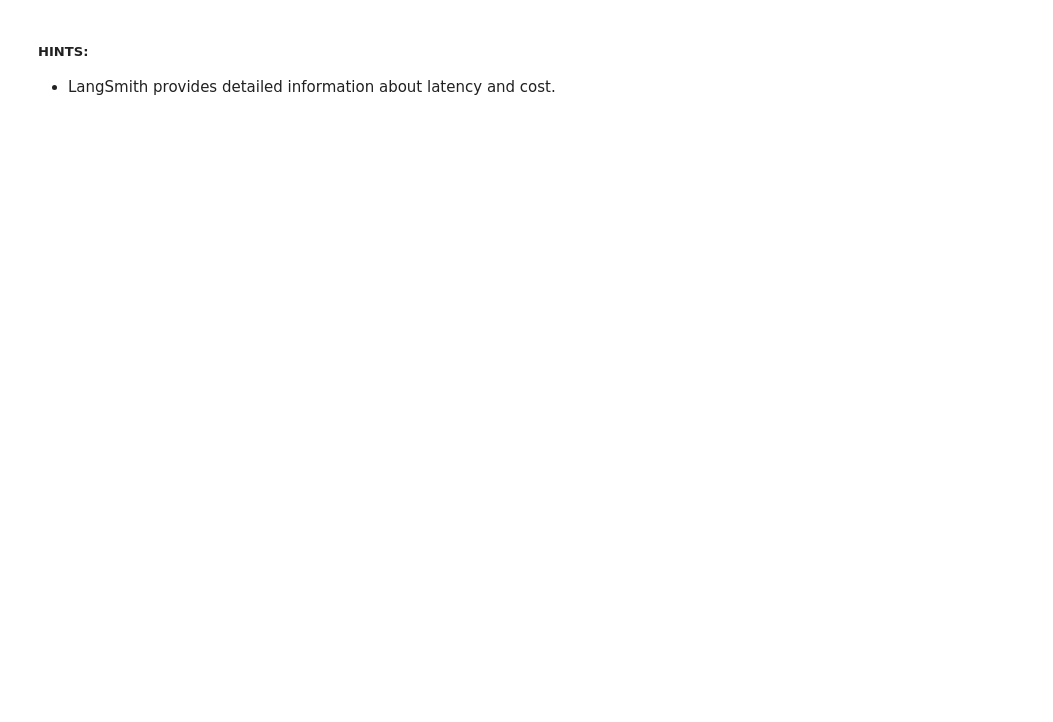
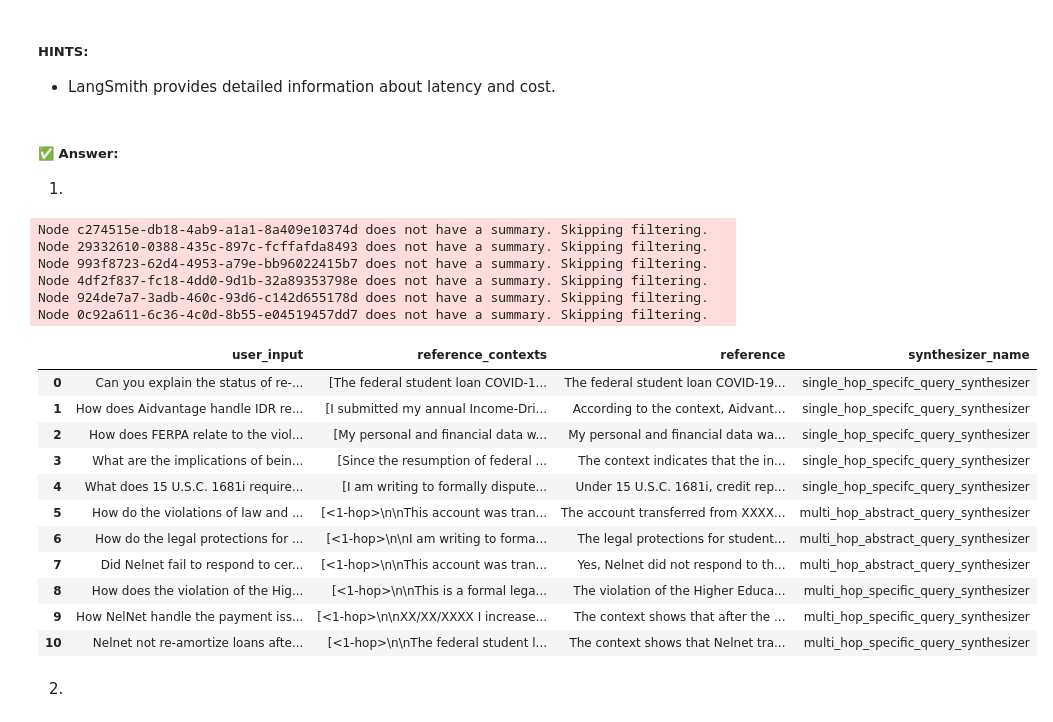
Before and after one commit to nilay320/AIE7, a Jupyter notebook: 09_Advanced_Retrieval/Advanced_Retrieval_with_LangChain_Assignment.ipynb, the cells around one changed output. Cells and saved outputs as stored; diff of their text form; code cells hidden in the pictures; blank space fills up the shorter version.

```diff
--- a/09_Advanced_Retrieval/Advanced_Retrieval_with_LangChain_Assignment.ipynb
+++ b/09_Advanced_Retrieval/Advanced_Retrieval_with_LangChain_Assignment.ipynb
@@ -550,19 +583,57 @@ Your analysis should factor in:
 ##### HINTS:
 
 - LangSmith provides detailed information about latency and cost.
+# %% [markdown]
+##### ✅ Answer:
+1.
 # %%
 from ragas.llms import LangchainLLMWrapper
 from ragas.embeddings import LangchainEmbeddingsWrapper
 from langchain_openai import ChatOpenAI
 from langchain_openai import OpenAIEmbeddings
+from ragas.testset.synthesizers import SingleHopSpecificQuerySynthesizer, MultiHopAbstractQuerySynthesizer, MultiHopSpecificQuerySynthesizer
+from ragas import EvaluationDataset, evaluate
+
+# import random
+
 generator_llm = LangchainLLMWrapper(ChatOpenAI(model="gpt-4.1-nano"))
 generator_embeddings = LangchainEmbeddingsWrapper(OpenAIEmbeddings())
 
-from ragas.testset.graph import KnowledgeGraph
+query_distribution = [
+        (SingleHopSpecificQuerySynthesizer(llm=generator_llm), 0.5),
+        (MultiHopAbstractQuerySynthesizer(llm=generator_llm), 0.25),
+        (MultiHopSpecificQuerySynthesizer(llm=generator_llm), 0.25),
+]
 
-kg = KnowledgeGraph()
-kg
-# loan_complaint_data = loader.load()
 
-# for doc in loan_complaint_data:
-#     doc.page_content = doc.metadata["Consumer complaint narrative"]
+from ragas.testset import TestsetGenerator
+
+# loan_complaint_subset = random.sample(loan_complaint_data, 50)
+
+generator = TestsetGenerator(llm=generator_llm, embedding_model=generator_embeddings)
+#dataset = generator.generate_with_langchain_docs(loan_complaint_subset, testset_size=10, query_distribution=query_distribution)
+test_dataset = generator.generate_with_langchain_docs(loan_complaint_data[:20], testset_size=10, query_distribution=query_distribution)
+# %% [output]
+Node c274515e-db18-4ab9-a1a1-8a409e10374d does not have a summary. Skipping filtering.
+Node 29332610-0388-435c-897c-fcffafda8493 does not have a summary. Skipping filtering.
+Node 993f8723-62d4-4953-a79e-bb96022415b7 does not have a summary. Skipping filtering.
+Node 4df2f837-fc18-4dd0-9d1b-32a89353798e does not have a summary. Skipping filtering.
+Node 924de7a7-3adb-460c-93d6-c142d655178d does not have a summary. Skipping filtering.
+Node 0c92a611-6c36-4c0d-8b55-e04519457dd7 does not have a summary. Skipping filtering.
+# %%
+test_dataset.to_pandas()
+# %% [output]
+|  | user_input | reference_contexts | reference | synthesizer_name |
+| 0 | Can you explain the status of re-... | [The federal student loan COVID-1... | The federal student loan COVID-19... | single_hop_specifc_query_synthesizer |
+| 1 | How does Aidvantage handle IDR re... | [I submitted my annual Income-Dri... | According to the context, Aidvant... | single_hop_specifc_query_synthesizer |
+| 2 | How does FERPA relate to the viol... | [My personal and financial data w... | My personal and financial data wa... | single_hop_specifc_query_synthesizer |
+| 3 | What are the implications of bein... | [Since the resumption of federal ... | The context indicates that the in... | single_hop_specifc_query_synthesizer |
+| 4 | What does 15 U.S.C. 1681i require... | [I am writing to formally dispute... | Under 15 U.S.C. 1681i, credit rep... | single_hop_specifc_query_synthesizer |
+| 5 | How do the violations of law and ... | [<1-hop>\n\nThis account was tran... | The account transferred from XXXX... | multi_hop_abstract_query_synthesizer |
+| 6 | How do the legal protections for ... | [<1-hop>\n\nI am writing to forma... | The legal protections for student... | multi_hop_abstract_query_synthesizer |
+| 7 | Did Nelnet fail to respond to cer... | [<1-hop>\n\nThis account was tran... | Yes, Nelnet did not respond to th... | multi_hop_abstract_query_synthesizer |
+| 8 | How does the violation of the Hig... | [<1-hop>\n\nThis is a formal lega... | The violation of the Higher Educa... | multi_hop_specific_query_synthesizer |
+| 9 | How NelNet handle the payment iss... | [<1-hop>\n\nXX/XX/XXXX I increase... | The context shows that after the ... | multi_hop_specific_query_synthesizer |
+| 10 | Nelnet not re-amortize loans afte... | [<1-hop>\n\nThe federal student l... | The context shows that Nelnet tra... | multi_hop_specific_query_synthesizer |
+# %% [markdown]
+2.
```
Also changed, not shown: parts of 32 cells of this notebook, 1 other file.
